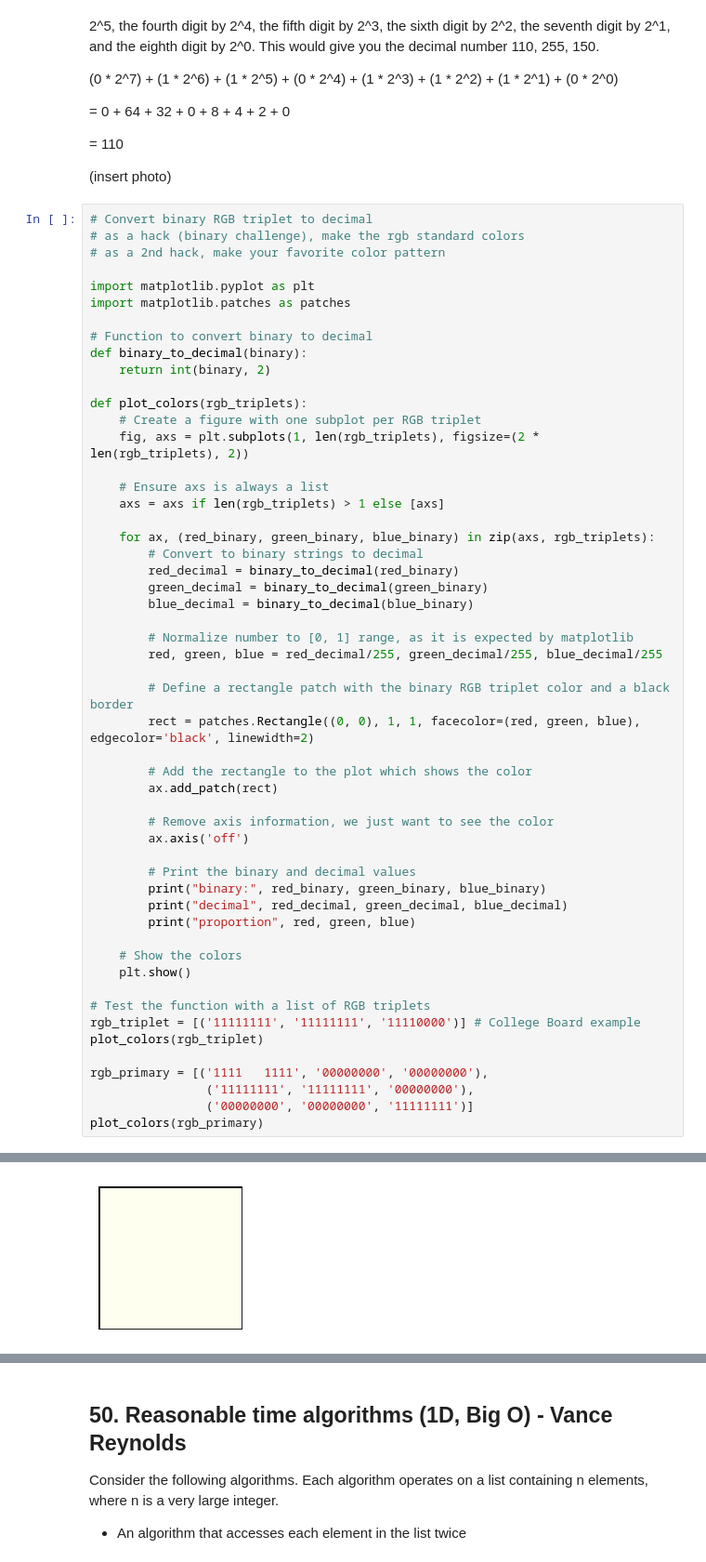
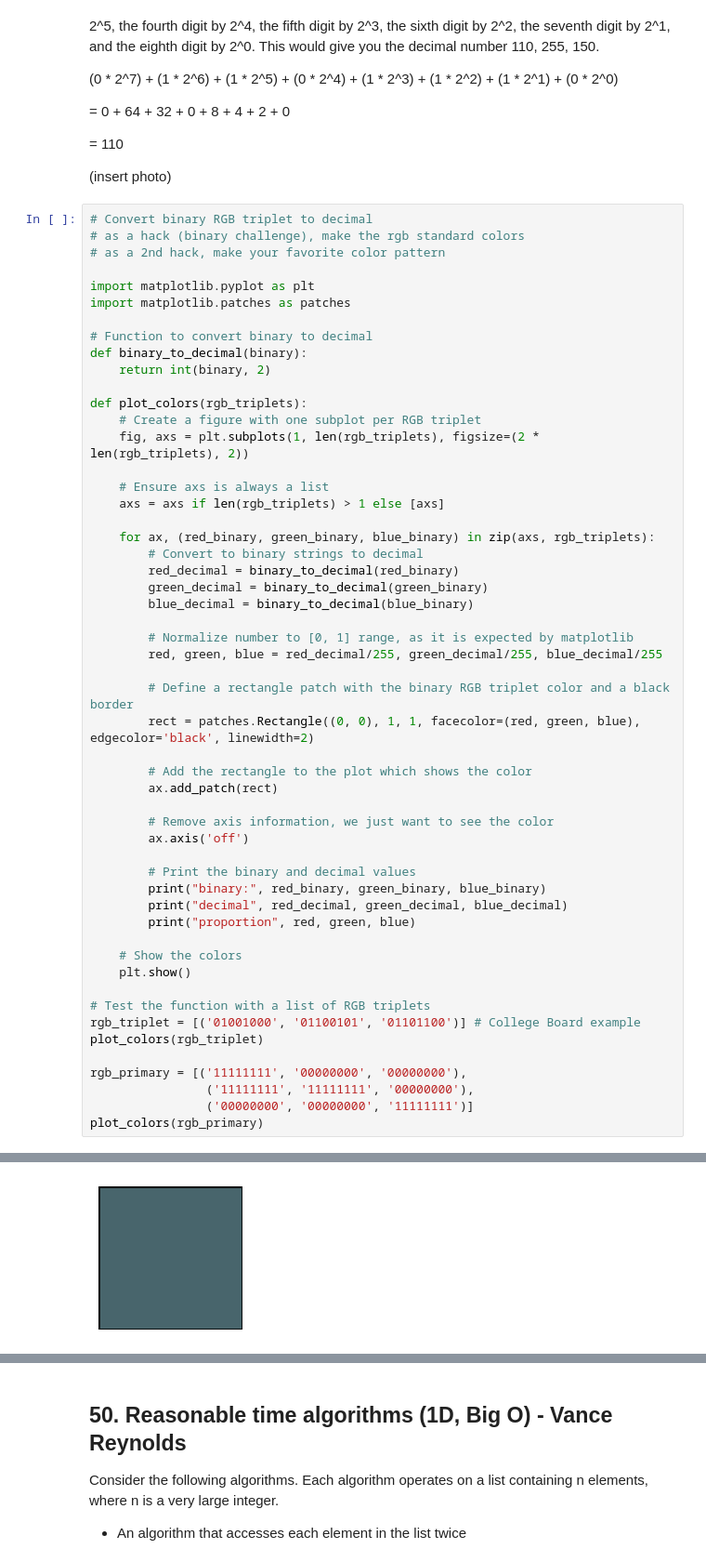
Before and after one commit to will-w-cheng/student-public, a Jupyter notebook: _notebooks/2024-03-12-CSP-MCQ-2020-missed.ipynb, the cells around one changed output, grey strips where cells are left out. Shown at 93% size. Drawn from its saved outputs; the diff is of its cells as text.

```diff
--- a/_notebooks/2024-03-12-CSP-MCQ-2020-missed.ipynb
+++ b/_notebooks/2024-03-12-CSP-MCQ-2020-missed.ipynb
@@ -165,10 +165,10 @@ def plot_colors(rgb_triplets):
     plt.show()
 
 # Test the function with a list of RGB triplets
-rgb_triplet = [('11111111', '11111111', '11110000')] # College Board example
+rgb_triplet = [('01001000', '01100101', '01101100')] # College Board example
 plot_colors(rgb_triplet)
 
-rgb_primary = [('1111   1111', '00000000', '00000000'),
+rgb_primary = [('11111111', '00000000', '00000000'),
                 ('11111111', '11111111', '00000000'),
                 ('00000000', '00000000', '11111111')]
 plot_colors(rgb_primary)
@@ -179,4 +179,4 @@ proportion 1.0 1.0 0.9411764705882353
-[figure, old version]
+[figure, new version]
 binary: 11111111 00000000 00000000
 decimal 255 0 0
 proportion 1.0 0.0 0.0
```
Also changed, not shown: parts of 2 cells of this notebook, 3 other files.
